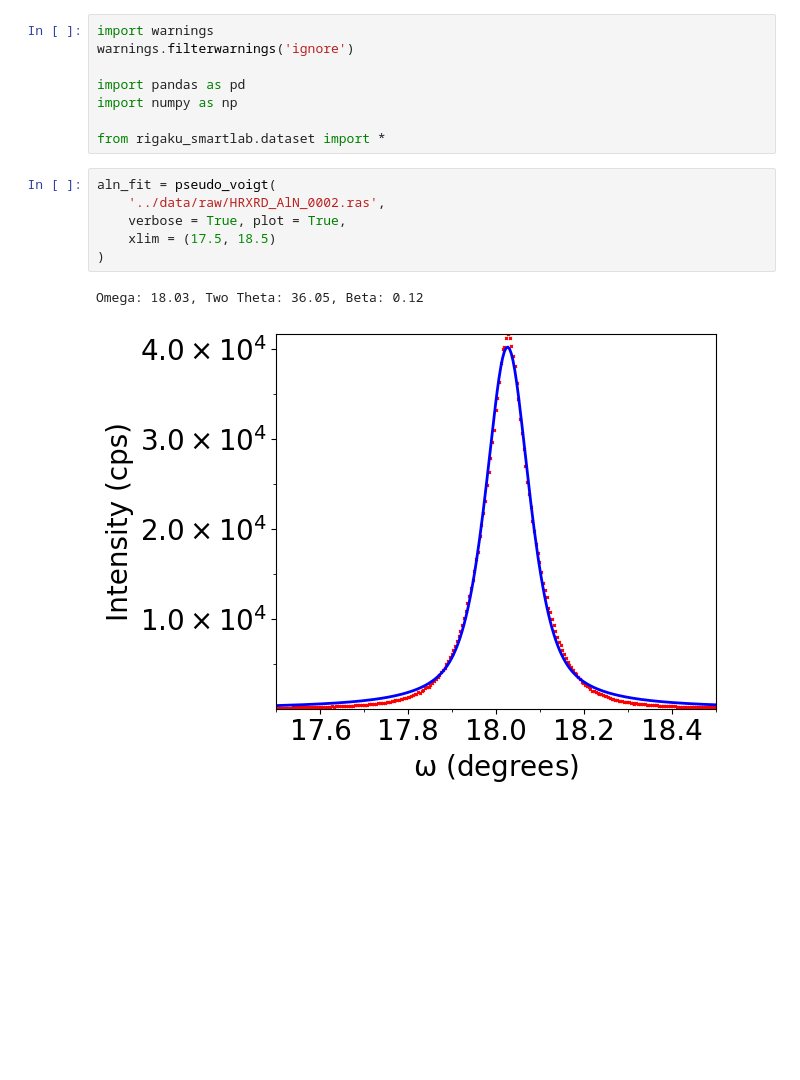
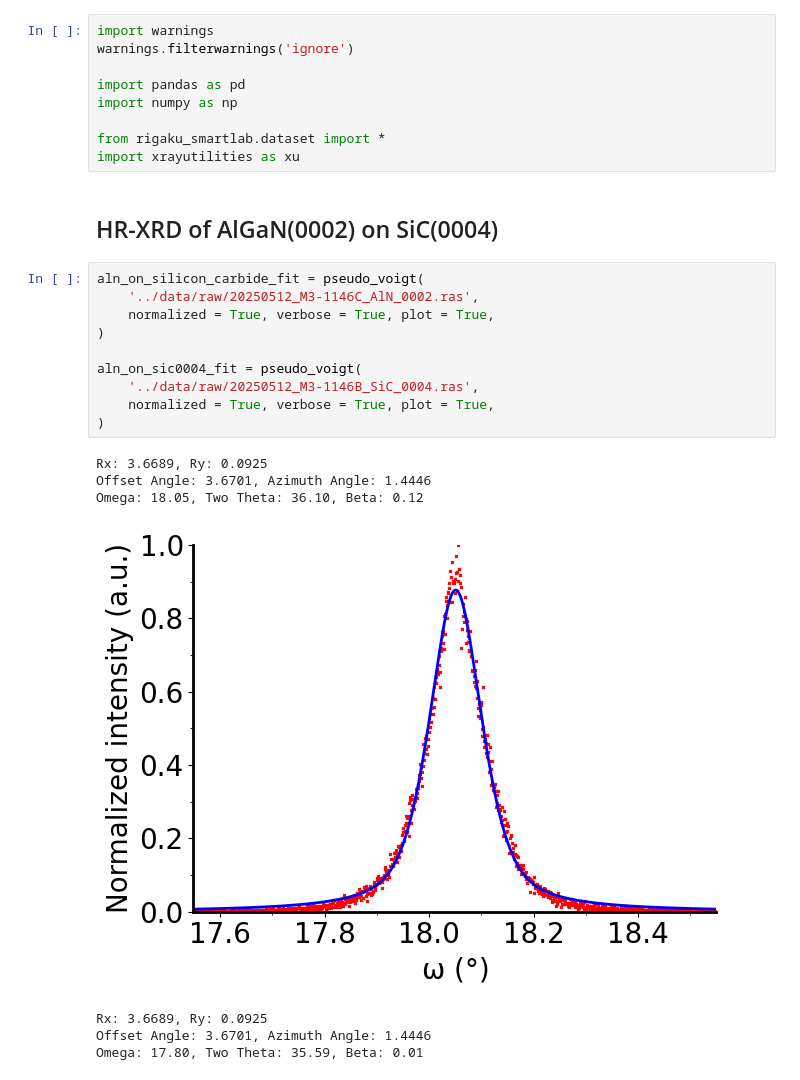
Before and after one commit to josefmtd/rigaku_smartlab, a Jupyter notebook: notebooks/1-JS-AlGaN_SiC_RSM.ipynb, the cells around one changed output. Saved outputs shown, nothing was run; the diff lists cells and outputs as text; blank space fills up the shorter version.

```diff
--- a/notebooks/1-JS-AlGaN_SiC_RSM.ipynb
+++ b/notebooks/1-JS-AlGaN_SiC_RSM.ipynb
@@ -6,12 +6,24 @@ import pandas as pd
 import numpy as np
 
 from rigaku_smartlab.dataset import *
+import xrayutilities as xu
-# %%
-aln_fit = pseudo_voigt(
-    '../data/raw/HRXRD_AlN_0002.ras',
-    verbose = True, plot = True,
-    xlim = (17.5, 18.5)
-)
-# %% [output]
-Omega: 18.03, Two Theta: 36.05, Beta: 0.12
-[figure, removed]
+# %% [markdown]
+## HR-XRD of AlGaN(0002) on SiC(0004)
+# %%
+aln_on_silicon_carbide_fit = pseudo_voigt(
+    '../data/raw/20250512_M3-1146C_AlN_0002.ras',
+    normalized = True, verbose = True, plot = True,
+)
+
+aln_on_sic0004_fit = pseudo_voigt(
+    '../data/raw/20250512_M3-1146B_SiC_0004.ras',
+    normalized = True, verbose = True, plot = True,
+)
+# %% [output]
+Rx: 3.6689, Ry: 0.0925
+Offset Angle: 3.6701, Azimuth Angle: 1.4446
+Omega: 18.05, Two Theta: 36.10, Beta: 0.12
+[figure, added]
+Rx: 3.6689, Ry: 0.0925
+Offset Angle: 3.6701, Azimuth Angle: 1.4446
+Omega: 17.80, Two Theta: 35.59, Beta: 0.01
```
Also changed, not shown: parts of 5 cells of this notebook.
